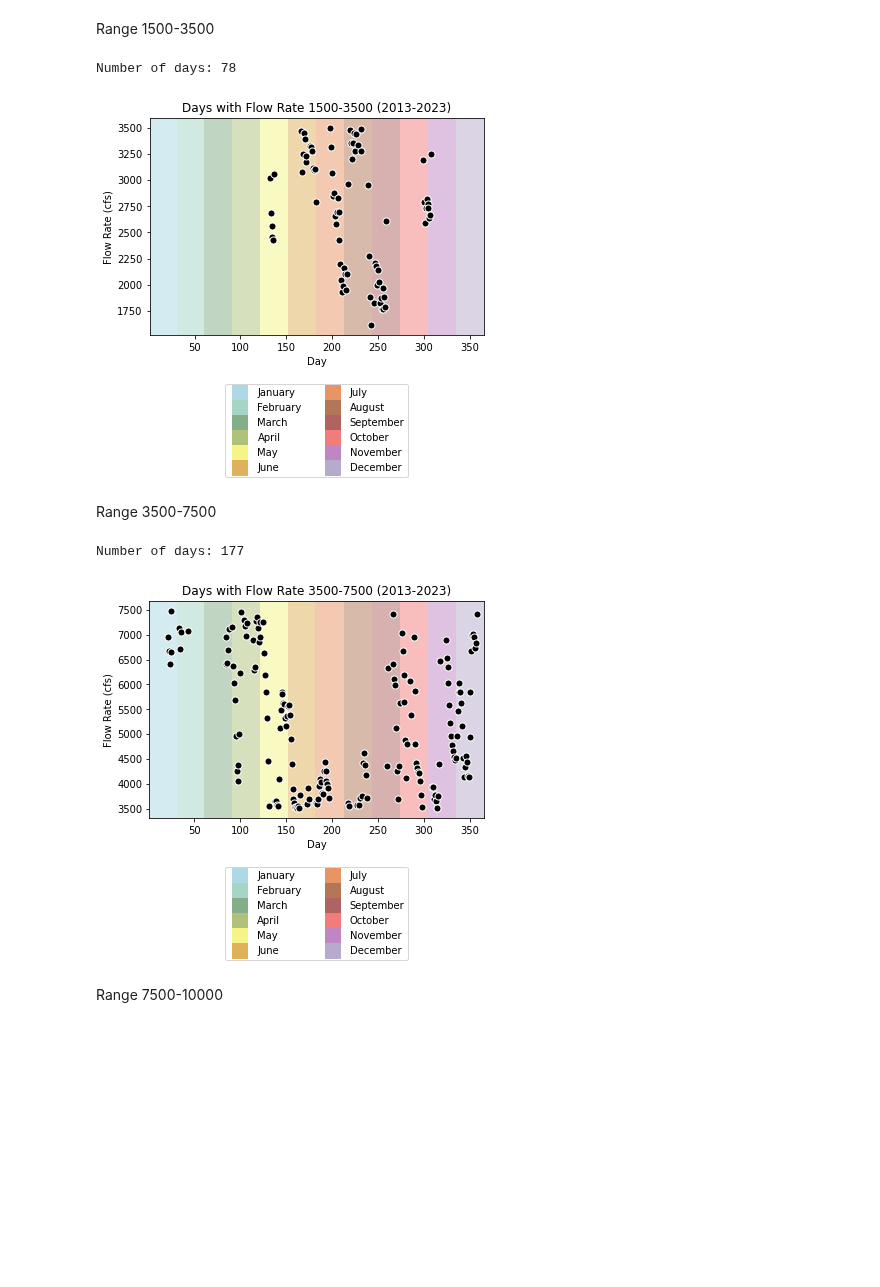
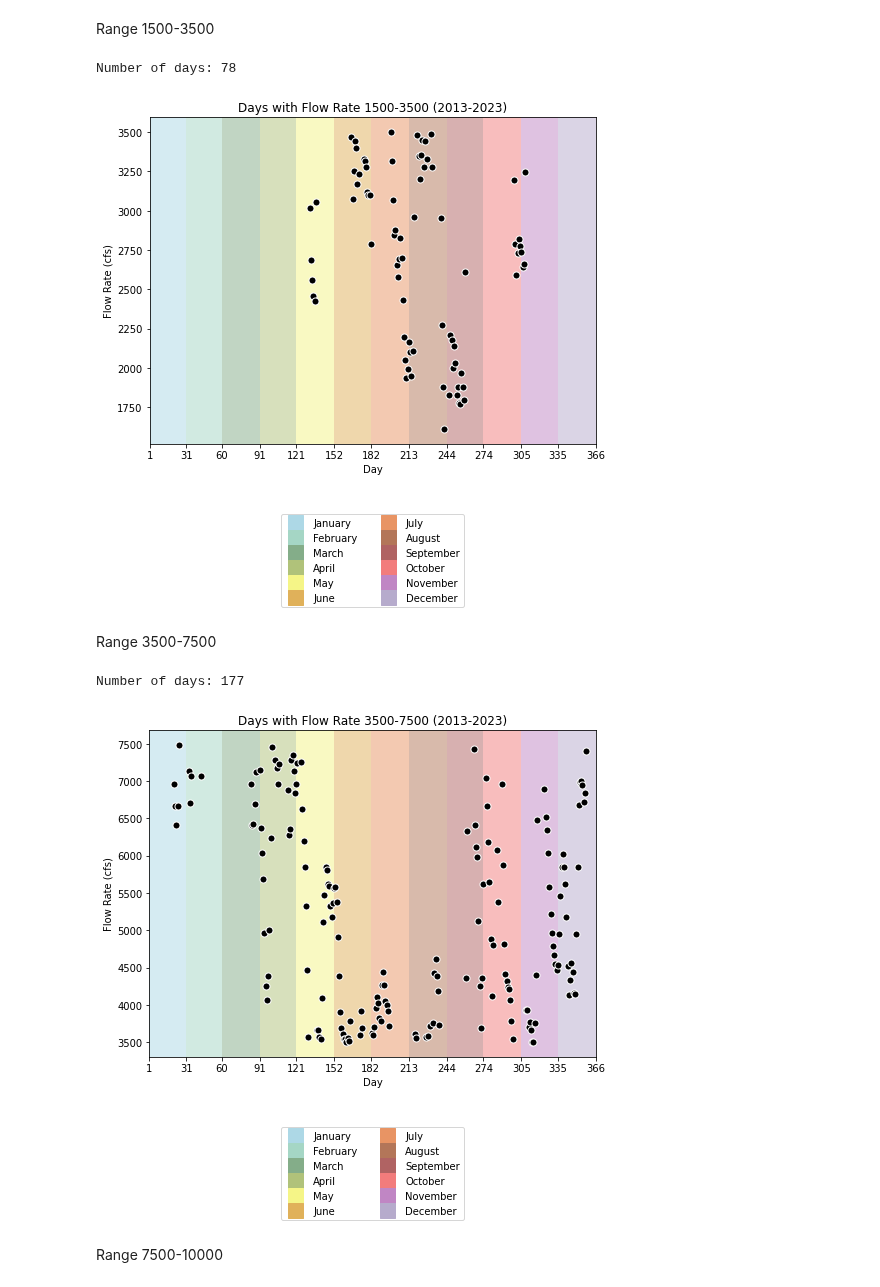
Before and after one commit to annahollandkeener/L-D2, a Jupyter notebook: L&D.ipynb, the cells around one changed output. Drawn from its saved outputs; the diff is of its cells as text; code cells hidden in the pictures; blank space fills up the shorter version.

```diff
--- a/L&D.ipynb
+++ b/L&D.ipynb
@@ -277,6 +277,13 @@ def monthColors(plot):
     plt.axvspan(274, 305, facecolor="#f27c7c", alpha=0.5) #oct
     plt.axvspan(305, 335, facecolor="#c086c4", alpha=0.5) #nov
     plt.axvspan(335, 366, facecolor="#b6abcc", alpha=0.5) #dec
+
+
+ytick_positions = [1500, 3500, 7500, 10000]  # Define the Y-axis tick positions
+ytick_labels = ['1500', '3500', '7500', '10000']  # Define the labels for the tick positions
+
+xtick_positions = [1, 31, 60, 91, 121, 152, 182, 213, 244, 274, 305, 335, 366]  # Define the Y-axis tick positions
+xtick_labels = ['1', '31', '60', '91', '121', '152', '182', '213', '244', '274', '305', '335', '366']  # Define the labels for the tick positions
 # %% [markdown]
 Creation of chart demonstrating how long the river flows at each range
 # %%
@@ -428,11 +447,14 @@ Number of days: 3
 # %% [markdown]
 Range 1500-3500
 # %%
+plt.figure(figsize=(8, 6))
+
 plt.scatter(range1500_3500df['Day'], range1500_3500df['Flow'], label='Scatter Plot', marker='o', edgecolor='white',color='black', linestyle='None', zorder=2, s=50)
 plt.title("Days with Flow Rate 1500-3500 (2013-2023)")
 plt.xlabel("Day")
 plt.ylabel("Flow Rate (cfs)")
 plt.xlim(1, 366)
+plt.xticks(xtick_positions, xtick_labels)
 
 monthColors(plt)
 
@@ -446,28 +468,31 @@ plt.show()
 #display(range1500_3500df)
 # %% [output]
 Number of days: 78
-[figure, old version]
+[figure, new version]
 # %% [markdown]
 Range 3500-7500
 # %%
+plt.figure(figsize=(8, 6))
+
 plt.scatter(range3500_7500df['Day'], range3500_7500df['Flow'], label='Scatter Plot', marker='o', edgecolor='white',color='black', linestyle='None', zorder=2, s=50)
 plt.title("Days with Flow Rate 3500-7500 (2013-2023)")
 plt.xlabel("Day")
 plt.ylabel("Flow Rate (cfs)")
 plt.xlim(1, 366)
+plt.xticks(xtick_positions, xtick_labels)
 
 monthColors(plt)
 
 plt.legend(handles=legend_entries, bbox_to_anchor=(0.5, -0.2), loc='upper center', ncol=2)
 
 print("Number of days: " + str(len(range3500_7500df)))
 
 plt.show()
 
 #display(range3500_7500df)
 # %% [output]
 Number of days: 177
-[figure, old version]
+[figure, new version]
 # %% [markdown]
 Range 7500-10000
 # %%
```
Also changed, not shown: parts of 7 cells of this notebook.
